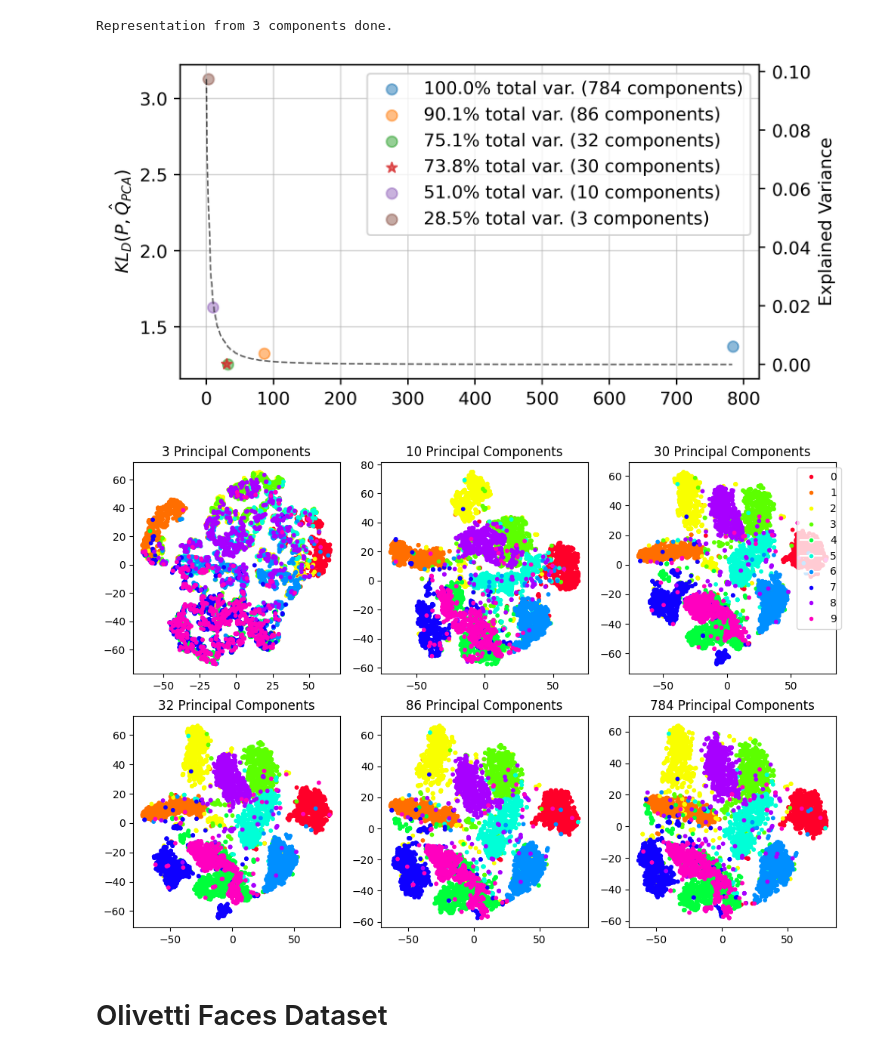
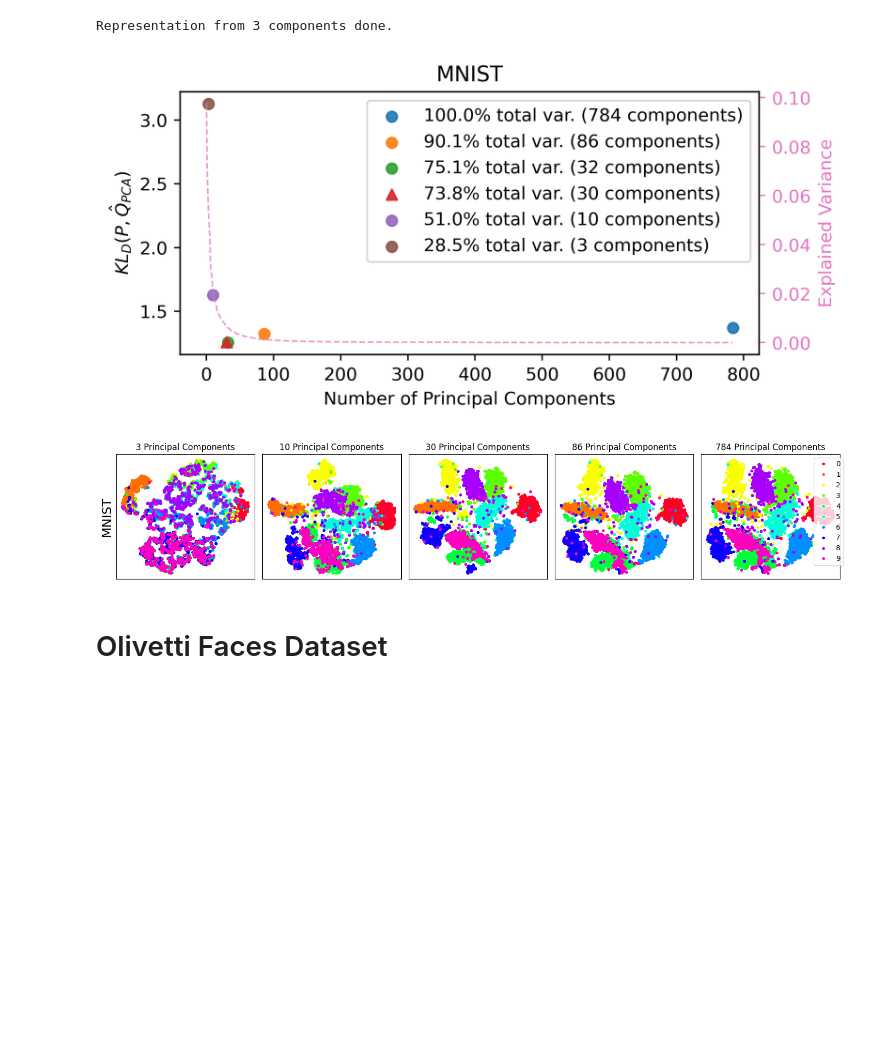
Before and after one commit to j-c-carr/Revisiting-Data-Visualization-with-t-SNE, a Jupyter notebook: pca_analysis.ipynb, the cells around one changed output. Drawn from its saved outputs; the diff is of its cells as text; code cells hidden in the pictures; blank space fills up the shorter version.

Commit message:
Update pca plots

```diff
--- a/pca_analysis.ipynb
+++ b/pca_analysis.ipynb
@@ -133,8 +135,7 @@ Representation from 10 components done.
 Representation from 3 components done.
 # %%
 fix, ax1 = plt.subplots(figsize=(6,3), dpi=400)
-# plt.hlines(representations[784]['kld_pq'], xmin=0, xmax=784, color='orange', linestyles='dashed',
-#            label = r'$KL_{D}(P,\hat{Q})$')
+
 for i, n_components in enumerate(sorted(representations_mnist.keys(), reverse=True)):
 
     if n_components == 784:
@@ -143,25 +144,28 @@ for i, n_components in enumerate(sorted(representations_mnist.keys(), reverse=Tr
         total_var = np.cumsum(pca_mnist.explained_variance_ratio_)[n_components] * 100
 
     if n_components == 30:
-        plt.scatter(n_components, representations_mnist[n_components]['kld_pfull_qreduced'], alpha=0.7, marker="*",
+        plt.scatter(n_components, representations_mnist[n_components]['kld_pfull_qreduced'], alpha=0.9, marker="^",
                     label=f'{total_var:.1f}% total var. ({n_components} components)')
     else:
-        plt.scatter(n_components, representations_mnist[n_components]['kld_pfull_qreduced'], alpha=0.5,
+        plt.scatter(n_components, representations_mnist[n_components]['kld_pfull_qreduced'], alpha=0.9,
                     label=f'{total_var:.1f}% total var. ({n_components} components)')
 
 ax2 = ax1.twinx()
-ax2.plot([i for i in range(X_mnist.shape[1])], pca_mnist.explained_variance_ratio_, label='var. ratio', alpha=0.6,
-         color='black', linestyle='dashed', linewidth=0.9)
-ax1.grid(visible=True, alpha=0.5)
+var, = ax2.plot([i for i in range(X_mnist.shape[1])], pca_mnist.explained_variance_ratio_, label='var. ratio', alpha=0.75,
+         color='tab:pink', linestyle='dashed', linewidth=0.9)
+
 ax1.legend()
+ax2.yaxis.label.set_color(var.get_color())
+ax2.tick_params(axis='y', colors=var.get_color())
 
-plt.xlabel('Number of Principal Components')
+ax1.set_xlabel('Number of Principal Components')
 ax1.set_ylabel(r'$KL_{D}(P, \hat{Q}_{PCA})$')
 ax2.set_ylabel('Explained Variance')
+ax1.set_title('MNIST')
 plt.tight_layout()
-# plt.savefig('out/figures/mnist_pca_kld.png', dpi=400)
+plt.savefig('out/figures/mnist_pca_kld.png', dpi=400)
 # %% [output]
-[figure, old version]
+[figure, new version]
 # %%
 from matplotlib.lines import Line2D
 from matplotlib.colors import Normalize
@@ -193,10 +199,47 @@ def plot_representations(representations, y, title, legend=True, show=True, save
         plt.savefig(f"out/figures/{title}.png", dpi=400)
     if show:
         plt.show()
+# %%
+from matplotlib.lines import Line2D
+from matplotlib.colors import Normalize
+
+def plot_selected_representations(representations, y, title, components_to_plot, legend=True, show=True, save=False, y_label=None):
+    """
+    Plot 2D visualization five of the selected representations.
+    """
+    assert len(components_to_plot) == 5
+    fig, ax = plt.subplots(1, 5, figsize=(15, 3))
+    for i, n_components in enumerate(components_to_plot):
+
+        x2d = representations[n_components]['x2d']
+        ax[i].scatter(x2d[:, 0], x2d[:, 1], c=y, cmap=plt.cm.gist_rainbow, s=10)
+
+        ax[i].set_title(f'{n_components} Principal Components')
+        ax[i].set_xticks([])
+        ax[i].set_yticks([])
+    if legend:
+        norm = Normalize(vmin=0, vmax=9)
+        legend_handles = [Line2D([0], [0], marker='o', color='w', label=str(i),
+                                markerfacecolor=plt.cm.gist_rainbow(norm(i)), markersize=5) for i in range(10)]
+        ax[4].legend(handles=legend_handles,  bbox_to_anchor=(1.05, 1), loc='upper right')
+
+    # plt.clim(-0.5, 9.5)
+    # plt.axis('off')
+    if y_label is not None:
+        ax[0].set_ylabel(y_label, fontsize=18)
+
+    plt.tight_layout()
+
+    if save:
+        plt.savefig(f"out/figures/{title}.png", dpi=400)
+    if show:
+        plt.show()
 # %%
-plot_representations(representations_mnist, y_minst_subset, 'mnist_pca_tsne_plots', legend=True, show=True, save=True)
+components_to_plot = [3, 10, 30, 86, 784]
+plot_selected_representations(representations_mnist, y_minst_subset, 'mnist_pca_tsne_plots',
+                              components_to_plot, legend=True, show=True, save=True, y_label='MNIST')
 # %% [output]
-[figure, old version]
+[figure, new version]
 # %% [markdown]
 # Olivetti Faces Dataset
 # %% [markdown]
```
Also changed, not shown: parts of 6 cells of this notebook, 8 other files.
